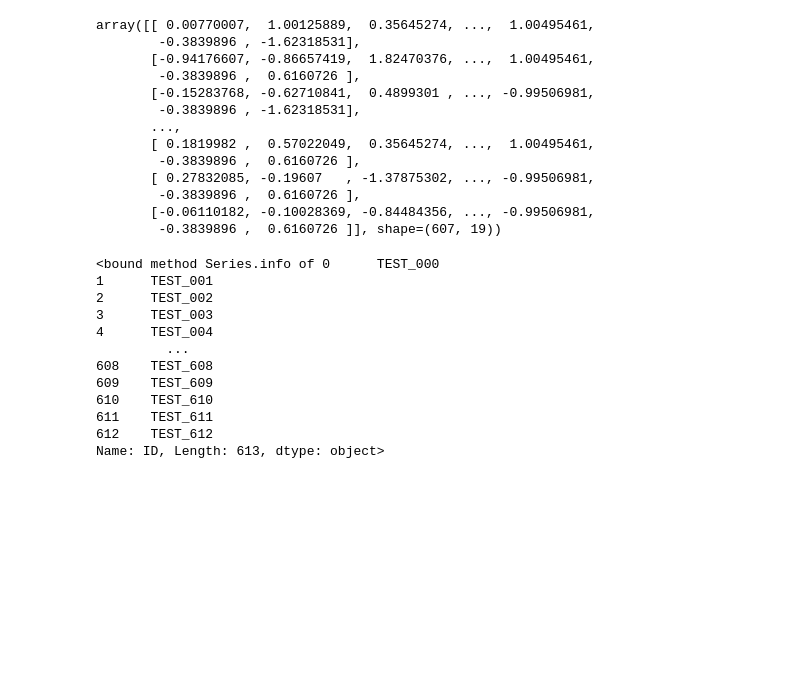
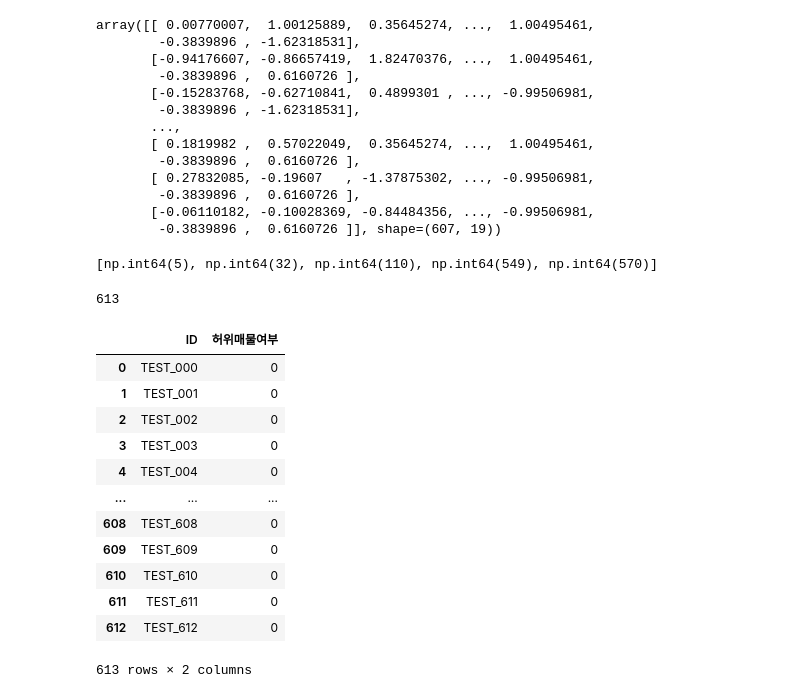
Before and after one commit to KU-WM/Python-Start, a Jupyter notebook: Ch09/machine_learning.ipynb, the cells around one changed output. Drawn from its saved outputs; the diff is of its cells as text; code cells hidden in the pictures; blank space fills up the shorter version.

```diff
--- a/Ch09/machine_learning.ipynb
+++ b/Ch09/machine_learning.ipynb
@@ -1285,21 +1252,35 @@ array([[ 0.00770007,  1.00125889,  0.35645274, ...,  1.00495461,
         -0.3839896 ,  0.6160726 ],
        [-0.06110182, -0.10028369, -0.84484356, ..., -0.99506981,
         -0.3839896 ,  0.6160726 ]], shape=(607, 19))
+# %%
+test = pd.read_csv('data/부동산 허위매물 분류/test.csv')
+tt = test['ID']
+print(indexs)
+for i in indexs:
+    y_pred = np.insert(y_pred, i, 1)
+
+len(y_pred)
+# %% [output]
+[np.int64(5), np.int64(32), np.int64(110), np.int64(549), np.int64(570)]
+613
 # %%
 test = pd.read_csv('data/부동산 허위매물 분류/test.csv')
-tt = test['ID']
-len(y_pred)
-tt.info
+tt = pd.DataFrame()
+tt['ID'] = list(test['ID'])
+tt['허위매물여부'] = y_pred
-# %% [output]
-<bound method Series.info of 0      TEST_000
-1      TEST_001
-2      TEST_002
-3      TEST_003
-4      TEST_004
-         ...
-608    TEST_608
-609    TEST_609
-610    TEST_610
-611    TEST_611
-612    TEST_612
-Name: ID, Length: 613, dtype: object>
+# %%
+tt
+# %% [output]
+|  | ID | 허위매물여부 |
+| 0 | TEST_000 | 0 |
+| 1 | TEST_001 | 0 |
+| 2 | TEST_002 | 0 |
+| 3 | TEST_003 | 0 |
+| 4 | TEST_004 | 0 |
+| ... | ... | ... |
+| 608 | TEST_608 | 0 |
+| 609 | TEST_609 | 0 |
+| 610 | TEST_610 | 0 |
+| 611 | TEST_611 | 0 |
+| 612 | TEST_612 | 0 |
+613 rows × 2 columns
```
Also changed, not shown: parts of 3 cells of this notebook.
